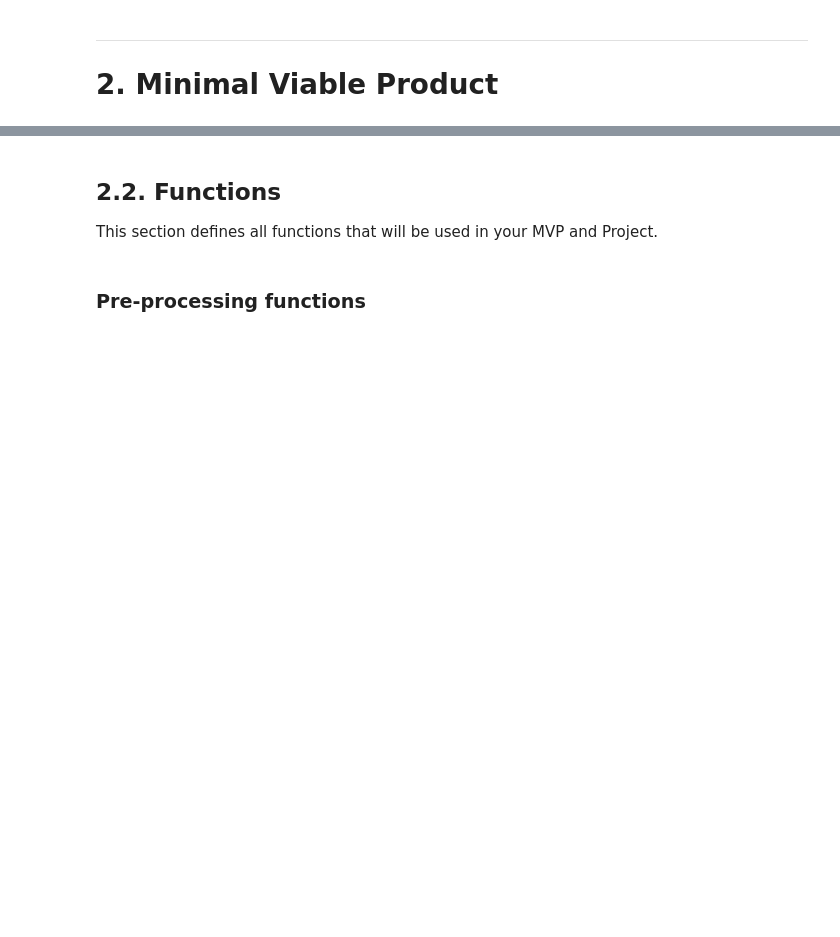
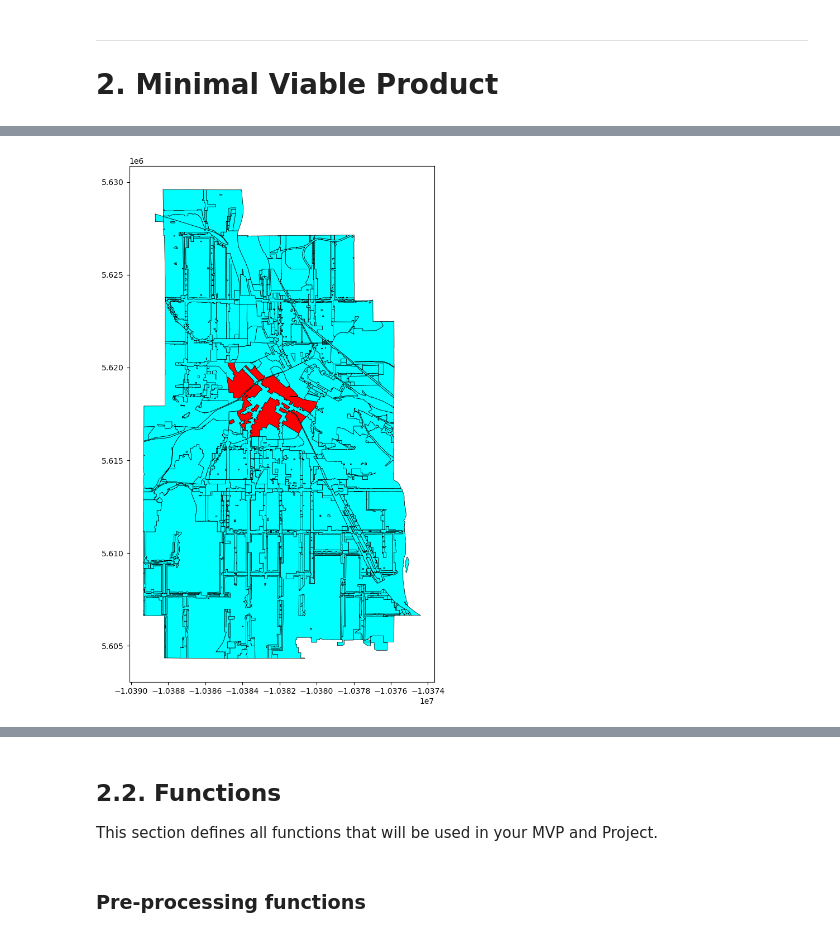
Before and after one commit to joshua-cheng2210/GEOG3541-MVP3, a Jupyter notebook: MVP3-2025.ipynb, the cells around one changed output, grey strips where cells are left out. Saved outputs shown, nothing was run; the diff lists cells and outputs as text; code cells hidden in the pictures; blank space fills up the shorter version.

```diff
--- a/MVP3-2025.ipynb
+++ b/MVP3-2025.ipynb
@@ -43,0 +104,9 @@ import numpy as np
+# %%
+gdf_DT = gdf
+gdf_DT.loc[gdf_DT['Land_Use_C'] == 'DT1', 'color'] = 'red'
+
+fig, ax = plt.subplots(1, 1, figsize=(12, 12))
+gdf_DT.plot(ax=ax, color=gdf_DT["color"], edgecolor='k', linewidth=0.5)
+plt.show()
+# %% [output]
+[figure, added]
```
Also changed, not shown: parts of 10 cells of this notebook, 2 other files.
